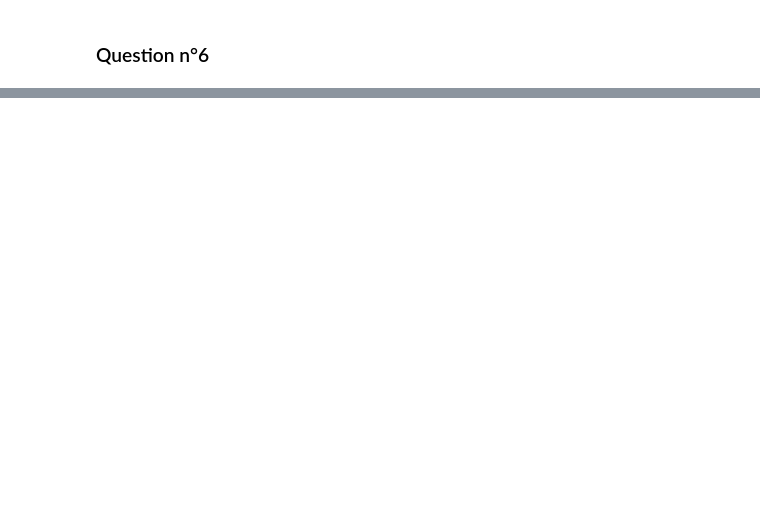
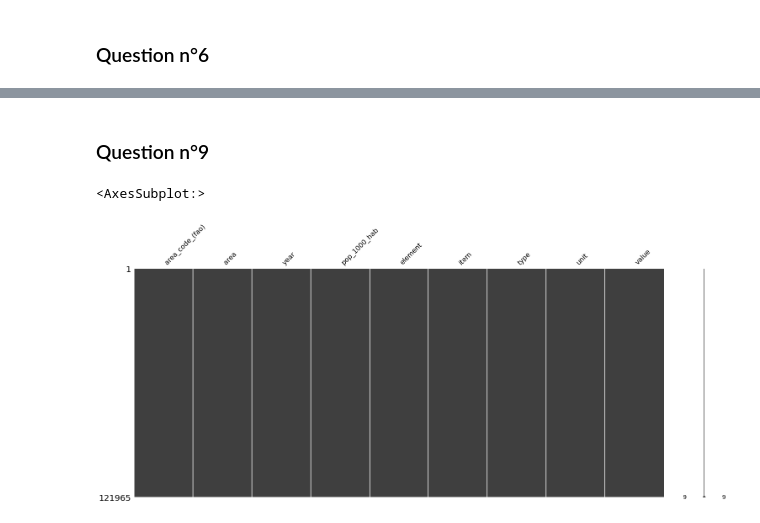
Before and after one commit to StevenDelval/PremierPasPandas, a Jupyter notebook: PremierPasPandas.ipynb, the cells around one changed output, grey strips where cells are left out. Saved outputs shown, nothing was run; the diff lists cells and outputs as text; code cells hidden in the pictures; blank space fills up the shorter version.

Commit message:
Add question 9

```diff
--- a/PremierPasPandas.ipynb
+++ b/PremierPasPandas.ipynb
@@ -127,7 +123,0 @@ def nettoyage_nom_colonne(str):
-# %%
-for i in df_pop.columns:
-    df_pop.rename(columns ={i:nettoyage_nom_colonne(i)},inplace = True)
-for i in df_product.columns:
-    df_product.rename(columns ={i:nettoyage_nom_colonne(i)},inplace = True)
-df_pop.columns
-df_product.columns
@@ -138,0 +124,3 @@ Index(['domain_code', 'domain', 'area_code_(fao)', 'area', 'element_code',
+# %%
+df_pop =df_pop.loc[:,['Area Code (FAO)','Area','Year','Value']]
+df_pop.rename(columns ={"Value":"pop_1000_hab"},inplace = True)
@@ -139,2 +133,4 @@ Index(['domain_code', 'domain', 'area_code_(fao)', 'area', 'element_code',
 # %% [markdown]
 ### Question n°6
+# %%
+df_product =df_product.loc[:,["area_code_(fao)", "area", "element", "item", "year", "type", "unit","value"]]
@@ -141,3 +139,3 @@ Index(['domain_code', 'domain', 'area_code_(fao)', 'area', 'element_code',
 # %%
 #fusion des dataframes df_product et df_pop
-df = df_product.merge(df_pop,on=["area_code_(fao)","year"])
+df = df_pop.merge(df_product,on=["area_code_(fao)","year","area"])
@@ -143,0 +163,2 @@ df = df_product.merge(df_pop,on=["area_code_(fao)","year"])
+# %% [markdown]
+### Question n°9
@@ -143,0 +167,6 @@ df = df_product.merge(df_pop,on=["area_code_(fao)","year"])
+# %%
+# Visualisation des valeurs manquantes grâce à la libraire missingno
+msno.matrix(df)
+# %% [output]
+<AxesSubplot:>
+[figure, added]
```
Also changed, not shown: parts of 16 cells of this notebook.
